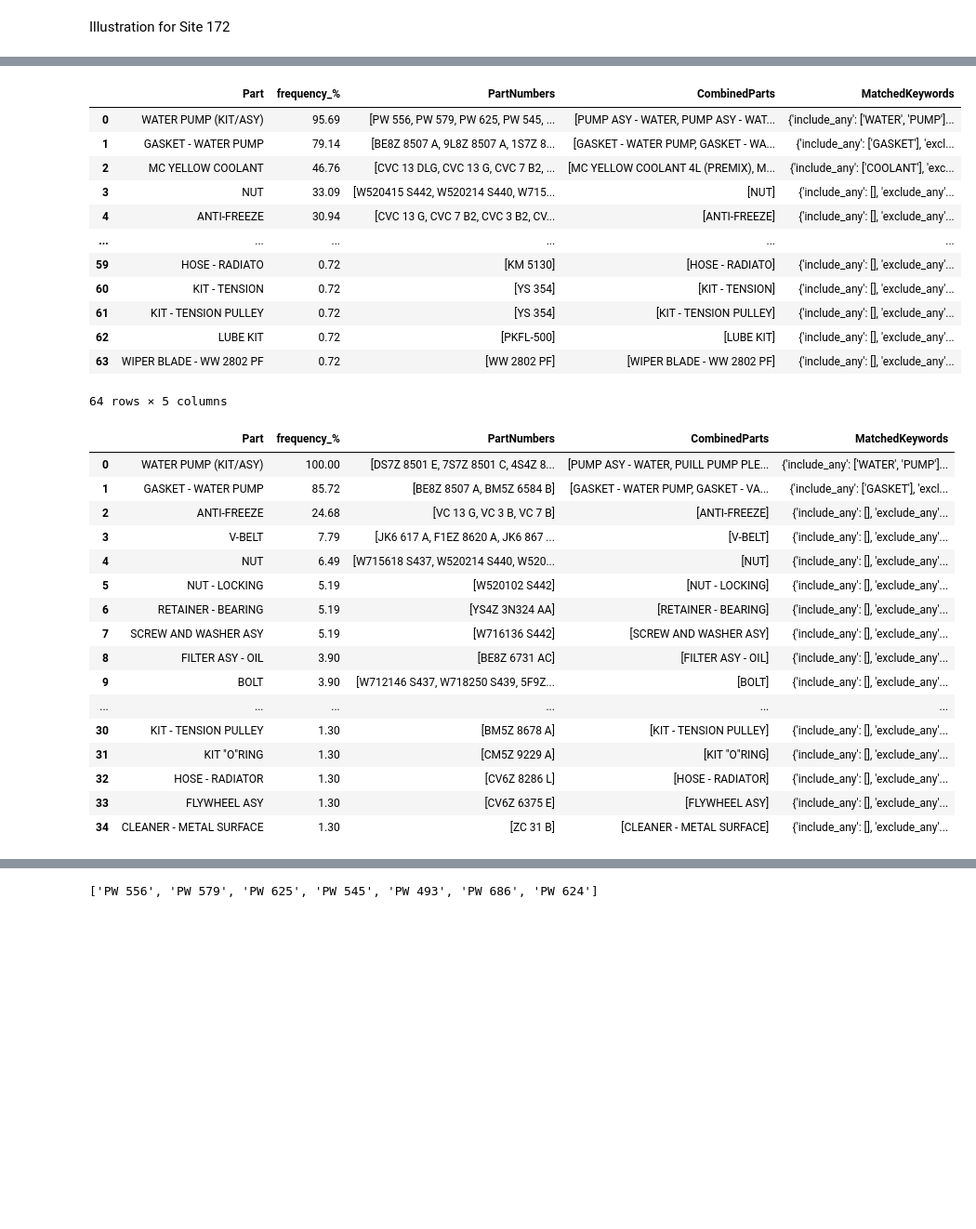
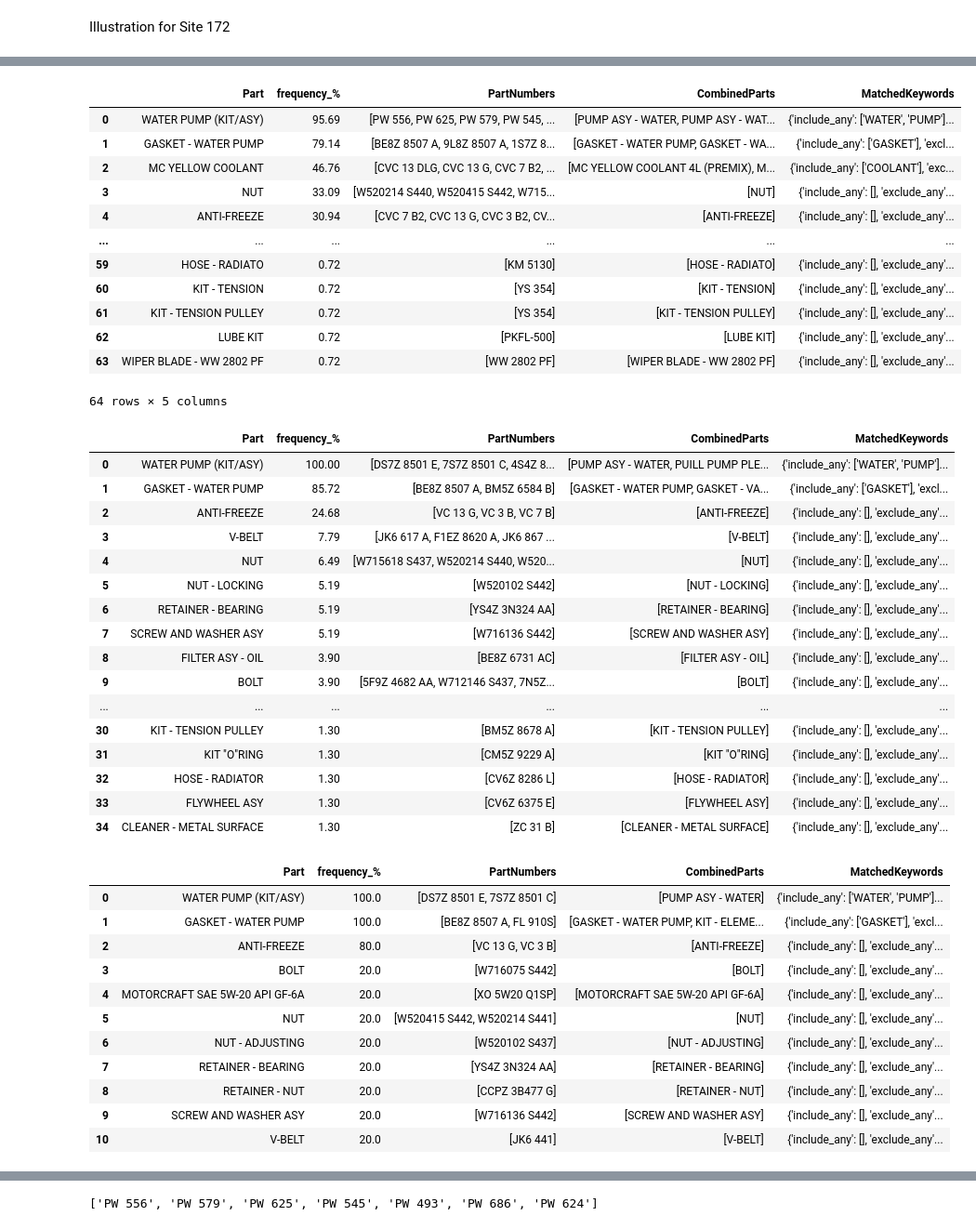
Before and after one commit to MeliPax/SPG, a Jupyter notebook: research/SPG_single_model_analysis.ipynb, the cells around one changed output, grey strips where cells are left out. Shown at 93% size. Drawn from its saved outputs; the diff is of its cells as text; code cells hidden in the pictures; blank space fills up the shorter version.

```diff
--- a/research/SPG_single_model_analysis.ipynb
+++ b/research/SPG_single_model_analysis.ipynb
@@ -1749,16 +1941,29 @@ base_path = "./data"
 
 RO_tbl_130, request_tbl_130, labourline_tbl_130, partslines_tbl_130 = data_loading_from_local(base_path, "server_130")
 RO_tbl_172, request_tbl_172, labourline_tbl_172, partslines_tbl_172 = data_loading_from_local(base_path, "server_172")
+RO_tbl_114, request_tbl_114, labourline_tbl_114, partslines_tbl_114 = data_loading_from_local(base_path, "server_114")
+RO_tbl_129, request_tbl_129, labourline_tbl_129, partslines_tbl_129 = data_loading_from_local(base_path, "server_129")
+RO_tbl_168, request_tbl_168, labourline_tbl_168, partslines_tbl_168 = data_loading_from_local(base_path, "server_168")
 
 
 partslines_tbl_130 = refactor_description_column(partslines_tbl_130)
 partslines_tbl_172 = refactor_description_column(partslines_tbl_172)
+partslines_tbl_114 = refactor_description_column(partslines_tbl_114)
+partslines_tbl_129 = refactor_description_column(partslines_tbl_129)
+partslines_tbl_168 = refactor_description_column(partslines_tbl_168)
 # %%
 
-# Load new parts Data
-load_new_parts_to_localPartsMaster(partslines_tbl_130)
-load_new_parts_to_localPartsMaster(partslines_tbl_172)
+# # Load new parts Data
+# load_new_parts_to_localPartsMaster(partslines_tbl_130)
+# load_new_parts_to_localPartsMaster(partslines_tbl_172)
+# load_new_parts_to_localPartsMaster(partslines_tbl_114)
+# load_new_parts_to_localPartsMaster(partslines_tbl_129)
+# load_new_parts_to_localPartsMaster(partslines_tbl_168)
 
-# Update the master part DB
-update_existing_parts_in_localPartsMaster(partslines_tbl_130)
-update_existing_parts_in_localPartsMaster(partslines_tbl_172)
+# # Update the master part DB
+
+# update_existing_parts_in_localPartsMaster(partslines_tbl_130)
+# update_existing_parts_in_localPartsMaster(partslines_tbl_172)
+# update_existing_parts_in_localPartsMaster(partslines_tbl_114)
+# update_existing_parts_in_localPartsMaster(partslines_tbl_129)
+# update_existing_parts_in_localPartsMaster(partslines_tbl_168)
@@ -1782,18 +1975,21 @@ update_existing_parts_in_localPartsMaster(partslines_tbl_172)
 # %%
 
 key_wrds = ["Water Pump", "Power steering", "Catalytic Converter"]
 
 key_wrd = key_wrds[0]
 
 results130_water_pump = execute_model(request_tbl_df = request_tbl_130, search_key_words = key_wrd, labour_line_df = labourline_tbl_130, parts_line_df = partslines_tbl_130, similarity_threshold = 0.7, ignore_words=[" - "], groups=groups)
 results172_water_pump = execute_model(request_tbl_df = request_tbl_172, search_key_words = key_wrd, labour_line_df = labourline_tbl_172, parts_line_df = partslines_tbl_172, similarity_threshold = 0.7, ignore_words=[" - "], groups=groups)
+results114_water_pump = execute_model(request_tbl_df = request_tbl_114, search_key_words = key_wrd, labour_line_df = labourline_tbl_114, parts_line_df = partslines_tbl_114, similarity_threshold = 0.7, ignore_words=[" - "], groups=groups)
+results129_water_pump = execute_model(request_tbl_df = request_tbl_129, search_key_words = key_wrd, labour_line_df = labourline_tbl_129, parts_line_df = partslines_tbl_129, similarity_threshold = 0.7, ignore_words=[" - "], groups=groups)
+results168_water_pump = execute_model(request_tbl_df = request_tbl_168, search_key_words = key_wrd, labour_line_df = labourline_tbl_168, parts_line_df = partslines_tbl_168, similarity_threshold = 0.7, ignore_words=[" - "], groups=groups)
 # %% [output]
 |  | Part | frequency_% | PartNumbers | CombinedParts | MatchedKeywords |
-| 0 | WATER PUMP (KIT/ASY) | 95.69 | [PW 556, PW 579, PW 625, PW 545, ... | [PUMP ASY - WATER, PUMP ASY - WAT... | {'include_any': ['WATER', 'PUMP']... |
+| 0 | WATER PUMP (KIT/ASY) | 95.69 | [PW 556, PW 625, PW 579, PW 545, ... | [PUMP ASY - WATER, PUMP ASY - WAT... | {'include_any': ['WATER', 'PUMP']... |
 | 1 | GASKET - WATER PUMP | 79.14 | [BE8Z 8507 A, 9L8Z 8507 A, 1S7Z 8... | [GASKET - WATER PUMP, GASKET - WA... | {'include_any': ['GASKET'], 'excl... |
 | 2 | MC YELLOW COOLANT | 46.76 | [CVC 13 DLG, CVC 13 G, CVC 7 B2, ... | [MC YELLOW COOLANT 4L (PREMIX), M... | {'include_any': ['COOLANT'], 'exc... |
-| 3 | NUT | 33.09 | [W520415 S442, W520214 S440, W715... | [NUT] | {'include_any': [], 'exclude_any'... |
-| 4 | ANTI-FREEZE | 30.94 | [CVC 13 G, CVC 7 B2, CVC 3 B2, CV... | [ANTI-FREEZE] | {'include_any': [], 'exclude_any'... |
+| 3 | NUT | 33.09 | [W520214 S440, W520415 S442, W715... | [NUT] | {'include_any': [], 'exclude_any'... |
+| 4 | ANTI-FREEZE | 30.94 | [CVC 7 B2, CVC 13 G, CVC 3 B2, CV... | [ANTI-FREEZE] | {'include_any': [], 'exclude_any'... |
 | ... | ... | ... | ... | ... | ... |
 | 59 | HOSE - RADIATO | 0.72 | [KM 5130] | [HOSE - RADIATO] | {'include_any': [], 'exclude_any'... |
 | 60 | KIT - TENSION | 0.72 | [YS 354] | [KIT - TENSION] | {'include_any': [], 'exclude_any'... |
@@ -1811,10 +2007,22 @@ results172_water_pump = execute_model(request_tbl_df = request_tbl_172, search_k
 | 6 | RETAINER - BEARING | 5.19 | [YS4Z 3N324 AA] | [RETAINER - BEARING] | {'include_any': [], 'exclude_any'... |
 | 7 | SCREW AND WASHER ASY | 5.19 | [W716136 S442] | [SCREW AND WASHER ASY] | {'include_any': [], 'exclude_any'... |
 | 8 | FILTER ASY - OIL | 3.90 | [BE8Z 6731 AC] | [FILTER ASY - OIL] | {'include_any': [], 'exclude_any'... |
-| 9 | BOLT | 3.90 | [W712146 S437, W718250 S439, 5F9Z... | [BOLT] | {'include_any': [], 'exclude_any'... |
+| 9 | BOLT | 3.90 | [5F9Z 4682 AA, W712146 S437, 7N5Z... | [BOLT] | {'include_any': [], 'exclude_any'... |
 | ... | ... | ... | ... | ... | ... |
 | 30 | KIT - TENSION PULLEY | 1.30 | [BM5Z 8678 A] | [KIT - TENSION PULLEY] | {'include_any': [], 'exclude_any'... |
 | 31 | KIT "O"RING | 1.30 | [CM5Z 9229 A] | [KIT "O"RING] | {'include_any': [], 'exclude_any'... |
 | 32 | HOSE - RADIATOR | 1.30 | [CV6Z 8286 L] | [HOSE - RADIATOR] | {'include_any': [], 'exclude_any'... |
 | 33 | FLYWHEEL ASY | 1.30 | [CV6Z 6375 E] | [FLYWHEEL ASY] | {'include_any': [], 'exclude_any'... |
 | 34 | CLEANER - METAL SURFACE | 1.30 | [ZC 31 B] | [CLEANER - METAL SURFACE] | {'include_any': [], 'exclude_any'... |
+|  | Part | frequency_% | PartNumbers | CombinedParts | MatchedKeywords |
+| 0 | WATER PUMP (KIT/ASY) | 100.0 | [DS7Z 8501 E, 7S7Z 8501 C] | [PUMP ASY - WATER] | {'include_any': ['WATER', 'PUMP']... |
+| 1 | GASKET - WATER PUMP | 100.0 | [BE8Z 8507 A, FL 910S] | [GASKET - WATER PUMP, KIT - ELEME... | {'include_any': ['GASKET'], 'excl... |
+| 2 | ANTI-FREEZE | 80.0 | [VC 13 G, VC 3 B] | [ANTI-FREEZE] | {'include_any': [], 'exclude_any'... |
+| 3 | BOLT | 20.0 | [W716075 S442] | [BOLT] | {'include_any': [], 'exclude_any'... |
+| 4 | MOTORCRAFT SAE 5W-20 API GF-6A | 20.0 | [XO 5W20 Q1SP] | [MOTORCRAFT SAE 5W-20 API GF-6A] | {'include_any': [], 'exclude_any'... |
+| 5 | NUT | 20.0 | [W520415 S442, W520214 S441] | [NUT] | {'include_any': [], 'exclude_any'... |
+| 6 | NUT - ADJUSTING | 20.0 | [W520102 S437] | [NUT - ADJUSTING] | {'include_any': [], 'exclude_any'... |
+| 7 | RETAINER - BEARING | 20.0 | [YS4Z 3N324 AA] | [RETAINER - BEARING] | {'include_any': [], 'exclude_any'... |
+| 8 | RETAINER - NUT | 20.0 | [CCPZ 3B477 G] | [RETAINER - NUT] | {'include_any': [], 'exclude_any'... |
+| 9 | SCREW AND WASHER ASY | 20.0 | [W716136 S442] | [SCREW AND WASHER ASY] | {'include_any': [], 'exclude_any'... |
+| 10 | V-BELT | 20.0 | [JK6 441] | [V-BELT] | {'include_any': [], 'exclude_any'... |
```
Also changed, not shown: parts of 18 cells of this notebook, 18 other files.
